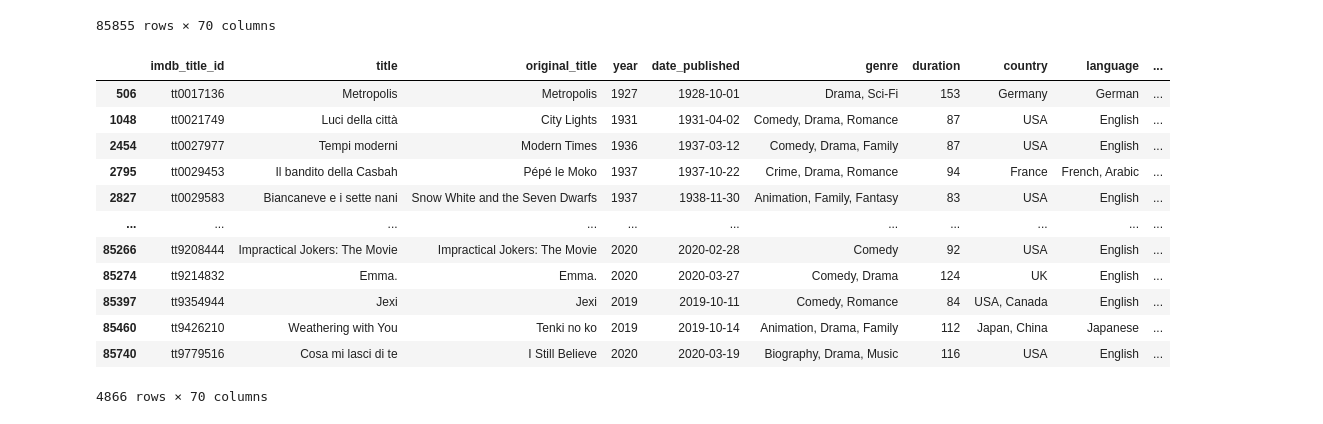
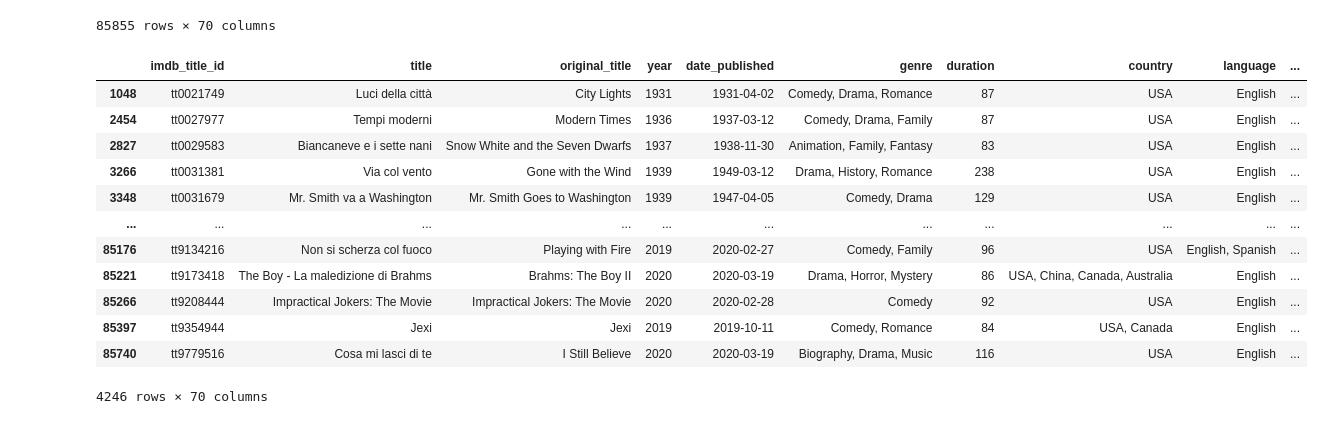
Before and after one commit to ianmkinney/imdb-machine-learning, a Jupyter notebook: MoviesClean.ipynb, the cells around one changed output. Drawn from its saved outputs; the diff is of its cells as text; code cells hidden in the pictures.

```diff
--- a/MoviesClean.ipynb
+++ b/MoviesClean.ipynb
@@ -49,21 +49,22 @@ merged_df
 85855 rows × 70 columns
 # %%
 merged_dropped_df = merged_df.dropna(axis=0)
+merged_dropped_df = merged_dropped_df[merged_dropped_df['country'].str.contains('USA')]
 merged_dropped_df
 # %% [output]
 |  | imdb_title_id | title | original_title | year | date_published | genre | duration | country | language | ... |
-| 506 | tt0017136 | Metropolis | Metropolis | 1927 | 1928-10-01 | Drama, Sci-Fi | 153 | Germany | German | ... |
 | 1048 | tt0021749 | Luci della città | City Lights | 1931 | 1931-04-02 | Comedy, Drama, Romance | 87 | USA | English | ... |
 | 2454 | tt0027977 | Tempi moderni | Modern Times | 1936 | 1937-03-12 | Comedy, Drama, Family | 87 | USA | English | ... |
-| 2795 | tt0029453 | Il bandito della Casbah | Pépé le Moko | 1937 | 1937-10-22 | Crime, Drama, Romance | 94 | France | French, Arabic | ... |
 | 2827 | tt0029583 | Biancaneve e i sette nani | Snow White and the Seven Dwarfs | 1937 | 1938-11-30 | Animation, Family, Fantasy | 83 | USA | English | ... |
+| 3266 | tt0031381 | Via col vento | Gone with the Wind | 1939 | 1949-03-12 | Drama, History, Romance | 238 | USA | English | ... |
+| 3348 | tt0031679 | Mr. Smith va a Washington | Mr. Smith Goes to Washington | 1939 | 1947-04-05 | Comedy, Drama | 129 | USA | English | ... |
 | ... | ... | ... | ... | ... | ... | ... | ... | ... | ... | ... |
+| 85176 | tt9134216 | Non si scherza col fuoco | Playing with Fire | 2019 | 2020-02-27 | Comedy, Family | 96 | USA | English, Spanish | ... |
+| 85221 | tt9173418 | The Boy - La maledizione di Brahms | Brahms: The Boy II | 2020 | 2020-03-19 | Drama, Horror, Mystery | 86 | USA, China, Canada, Australia | English | ... |
 | 85266 | tt9208444 | Impractical Jokers: The Movie | Impractical Jokers: The Movie | 2020 | 2020-02-28 | Comedy | 92 | USA | English | ... |
-| 85274 | tt9214832 | Emma. | Emma. | 2020 | 2020-03-27 | Comedy, Drama | 124 | UK | English | ... |
 | 85397 | tt9354944 | Jexi | Jexi | 2019 | 2019-10-11 | Comedy, Romance | 84 | USA, Canada | English | ... |
-| 85460 | tt9426210 | Weathering with You | Tenki no ko | 2019 | 2019-10-14 | Animation, Drama, Family | 112 | Japan, China | Japanese | ... |
 | 85740 | tt9779516 | Cosa mi lasci di te | I Still Believe | 2020 | 2020-03-19 | Biography, Drama, Music | 116 | USA | English | ... |
-4866 rows × 70 columns
+4246 rows × 70 columns
 # %%
 randomized_merged_dropped_df = merged_dropped_df.sample(n=10000, replace=True).reset_index(drop=True)
 randomized_merged_dropped_df.head()
```
Also changed, not shown: parts of 1 cell of this notebook, 2 other files.
